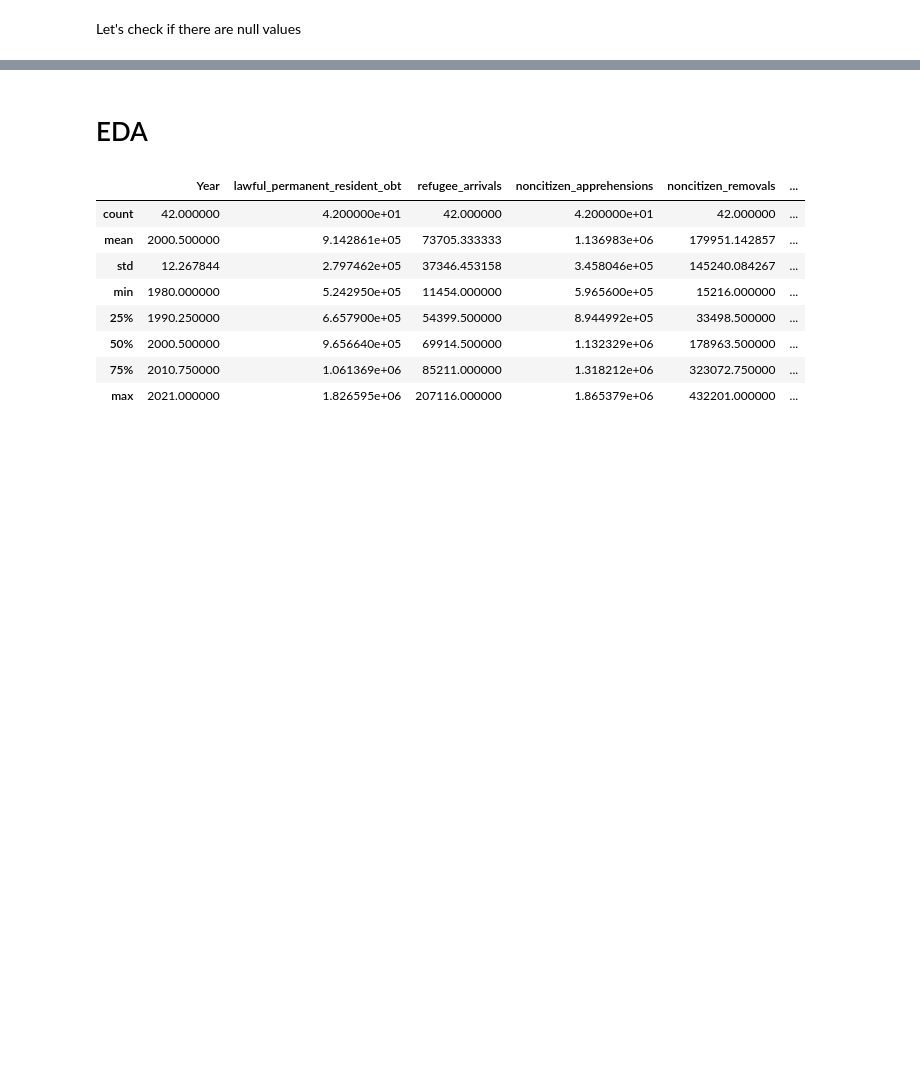
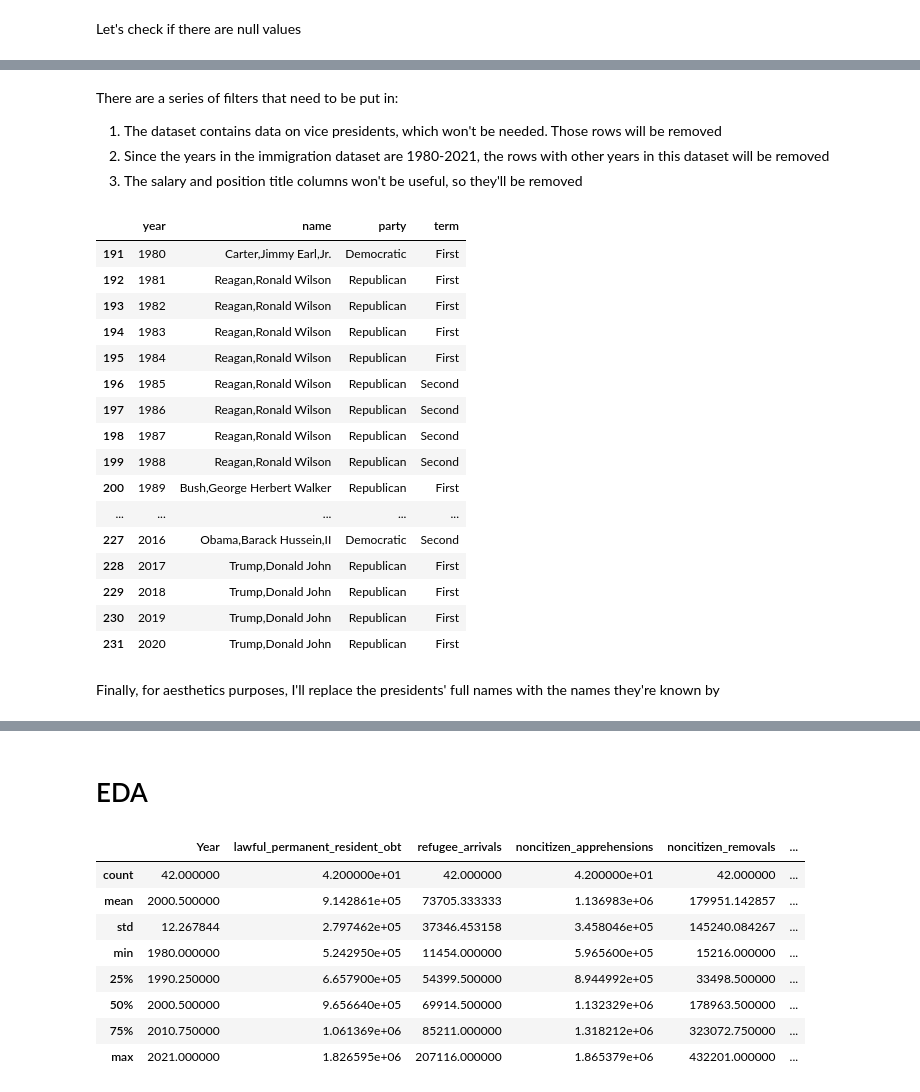
Before and after one commit to josh2894/us_immigration, a Jupyter notebook: notebooks/us_immigration.ipynb, the cells around one changed output, grey strips where cells are left out. Cells and saved outputs as stored; diff of their text form; code cells hidden in the pictures; blank space fills up the shorter version.

```diff
--- a/notebooks/us_immigration.ipynb
+++ b/notebooks/us_immigration.ipynb
@@ -83,0 +110,31 @@ dtype: int64
+# %% [markdown]
+There are a series of filters that need to be put in:
+1. The dataset contains data on vice presidents, which won't be needed. Those rows will be removed
+2. Since the years in the immigration dataset are 1980-2021, the rows with other years in this dataset will be removed
+3. The salary and position title columns won't be useful, so they'll be removed
+# %%
+df_presidents = df_presidents[df_presidents['position_title'] == 'PRESIDENT OF THE UNITED STATES']
+df_presidents = df_presidents[df_presidents['year'] >= 1980]
+df_presidents = df_presidents.loc[:, :'term']
+# %%
+df_presidents
+# %% [output]
+|  | year | name | party | term |
+| 191 | 1980 | Carter,Jimmy Earl,Jr. | Democratic | First |
+| 192 | 1981 | Reagan,Ronald Wilson | Republican | First |
+| 193 | 1982 | Reagan,Ronald Wilson | Republican | First |
+| 194 | 1983 | Reagan,Ronald Wilson | Republican | First |
+| 195 | 1984 | Reagan,Ronald Wilson | Republican | First |
+| 196 | 1985 | Reagan,Ronald Wilson | Republican | Second |
+| 197 | 1986 | Reagan,Ronald Wilson | Republican | Second |
+| 198 | 1987 | Reagan,Ronald Wilson | Republican | Second |
+| 199 | 1988 | Reagan,Ronald Wilson | Republican | Second |
+| 200 | 1989 | Bush,George Herbert Walker | Republican | First |
+| ... | ... | ... | ... | ... |
+| 227 | 2016 | Obama,Barack Hussein,II | Democratic | Second |
+| 228 | 2017 | Trump,Donald John | Republican | First |
+| 229 | 2018 | Trump,Donald John | Republican | First |
+| 230 | 2019 | Trump,Donald John | Republican | First |
+| 231 | 2020 | Trump,Donald John | Republican | First |
+# %% [markdown]
+Finally, for aesthetics purposes, I'll replace the presidents' full names with the names they're known by
```
Also changed, not shown: parts of 15 cells of this notebook, 1 other file.
